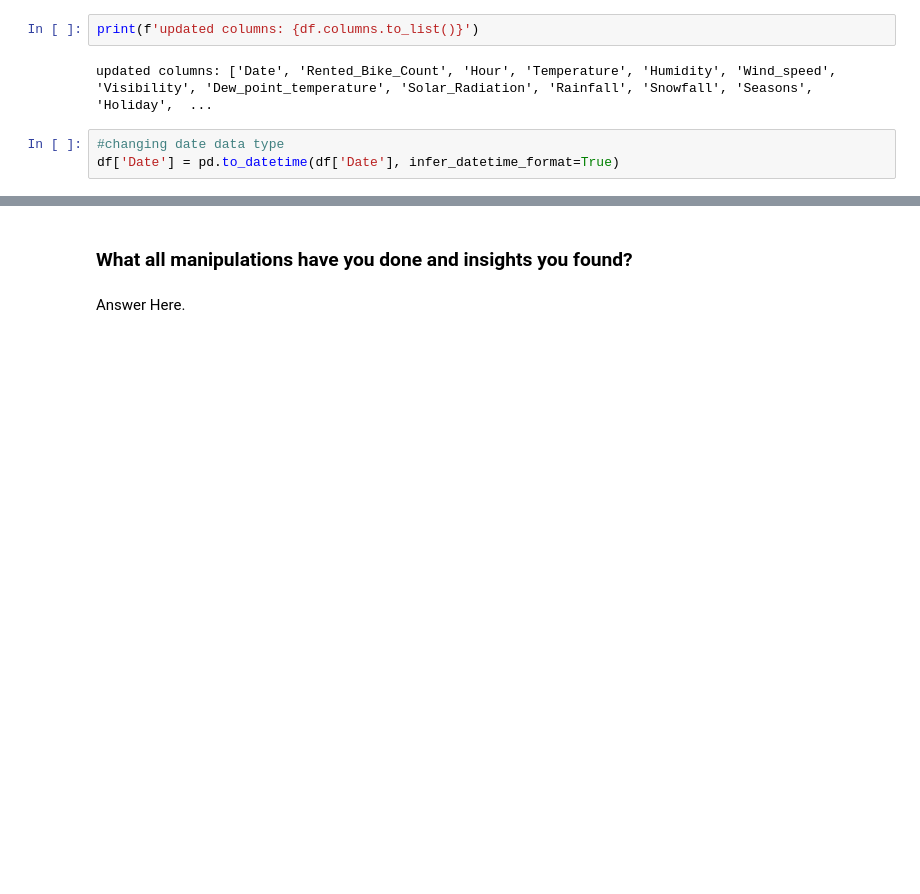
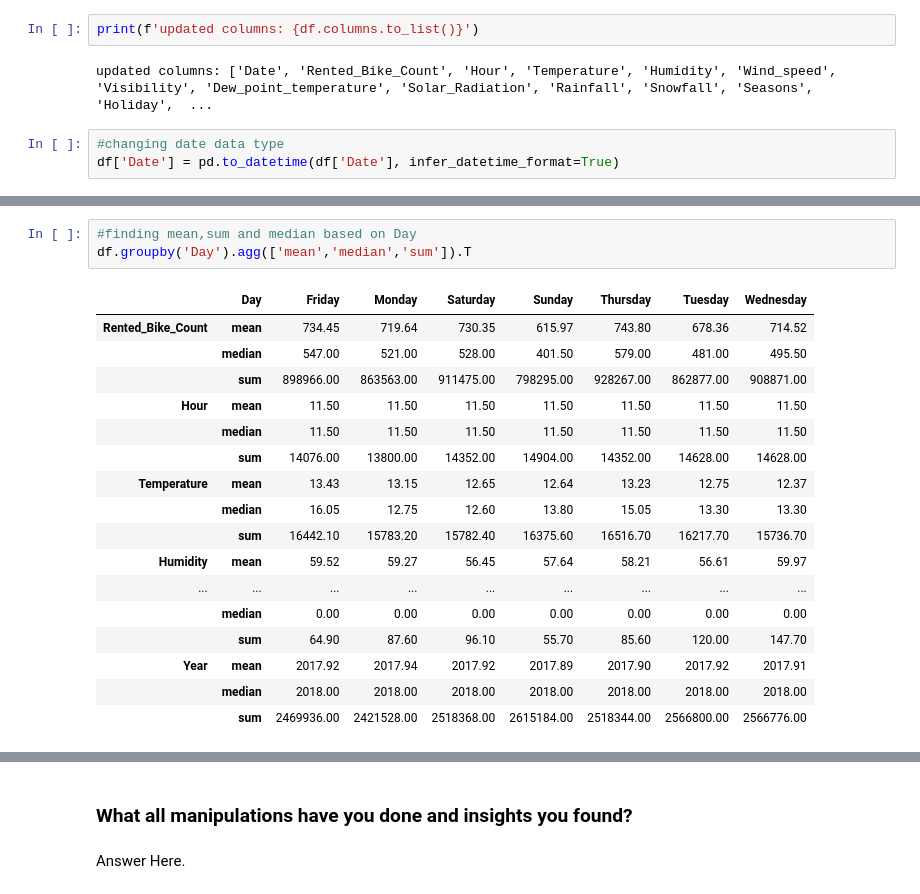
Before and after one commit to abhinav4201/Regression-Bike-Sharing-Demand-Prediction, a Jupyter notebook: Supervised_Regression_Bike_Demand_Prediction_Capstone_2.ipynb, the cells around one changed output, grey strips where cells are left out. Saved outputs shown, nothing was run; the diff lists cells and outputs as text; blank space fills up the shorter version.

```diff
--- a/Supervised_Regression_Bike_Demand_Prediction_Capstone_2.ipynb
+++ b/Supervised_Regression_Bike_Demand_Prediction_Capstone_2.ipynb
@@ -351,0 +455,21 @@ df.head(1)
+# %%
+#finding mean,sum and median based on Day
+df.groupby('Day').agg(['mean','median','sum']).T
+# %% [output]
+|  | Day | Friday | Monday | Saturday | Sunday | Thursday | Tuesday | Wednesday |
+| Rented_Bike_Count | mean | 734.45 | 719.64 | 730.35 | 615.97 | 743.80 | 678.36 | 714.52 |
+|  | median | 547.00 | 521.00 | 528.00 | 401.50 | 579.00 | 481.00 | 495.50 |
+|  | sum | 898966.00 | 863563.00 | 911475.00 | 798295.00 | 928267.00 | 862877.00 | 908871.00 |
+| Hour | mean | 11.50 | 11.50 | 11.50 | 11.50 | 11.50 | 11.50 | 11.50 |
+|  | median | 11.50 | 11.50 | 11.50 | 11.50 | 11.50 | 11.50 | 11.50 |
+|  | sum | 14076.00 | 13800.00 | 14352.00 | 14904.00 | 14352.00 | 14628.00 | 14628.00 |
+| Temperature | mean | 13.43 | 13.15 | 12.65 | 12.64 | 13.23 | 12.75 | 12.37 |
+|  | median | 16.05 | 12.75 | 12.60 | 13.80 | 15.05 | 13.30 | 13.30 |
+|  | sum | 16442.10 | 15783.20 | 15782.40 | 16375.60 | 16516.70 | 16217.70 | 15736.70 |
+| Humidity | mean | 59.52 | 59.27 | 56.45 | 57.64 | 58.21 | 56.61 | 59.97 |
+| ... | ... | ... | ... | ... | ... | ... | ... | ... |
+|  | median | 0.00 | 0.00 | 0.00 | 0.00 | 0.00 | 0.00 | 0.00 |
+|  | sum | 64.90 | 87.60 | 96.10 | 55.70 | 85.60 | 120.00 | 147.70 |
+| Year | mean | 2017.92 | 2017.94 | 2017.92 | 2017.89 | 2017.90 | 2017.92 | 2017.91 |
+|  | median | 2018.00 | 2018.00 | 2018.00 | 2018.00 | 2018.00 | 2018.00 | 2018.00 |
+|  | sum | 2469936.00 | 2421528.00 | 2518368.00 | 2615184.00 | 2518344.00 | 2566800.00 | 2566776.00 |
```
Also changed, not shown: parts of 18 cells of this notebook.
